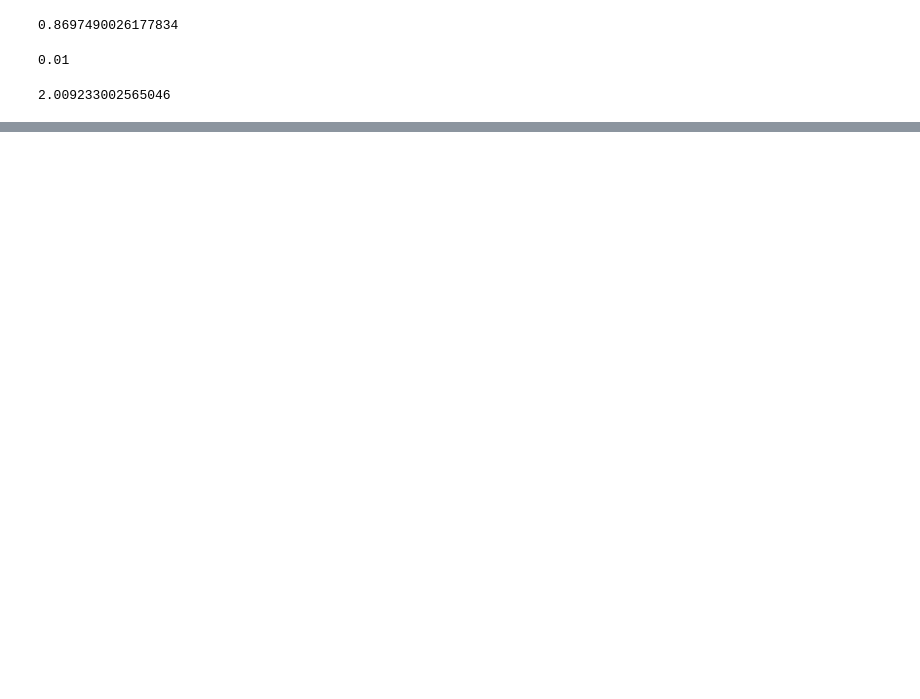
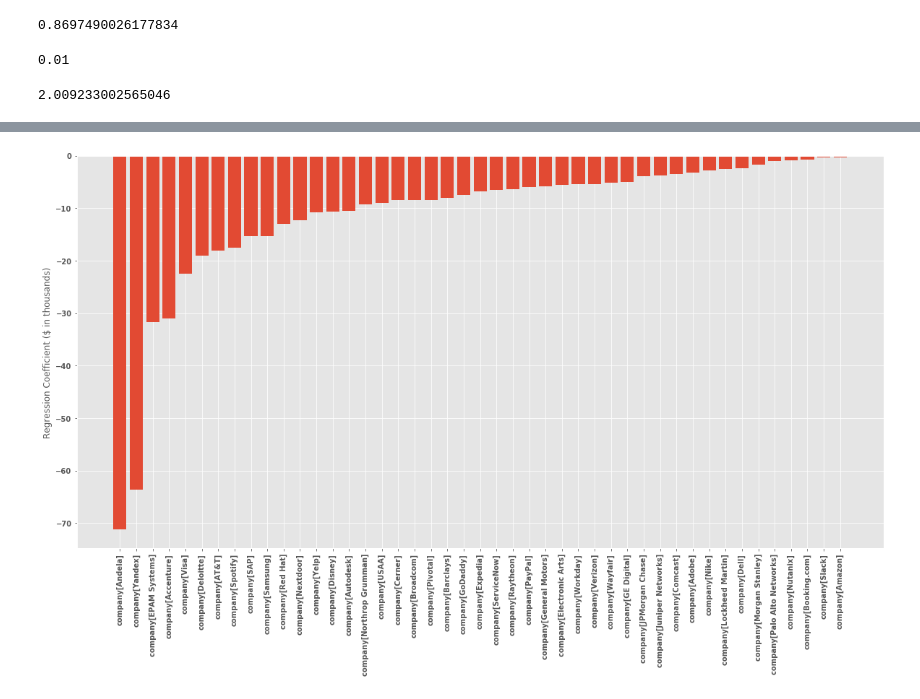
Before and after one commit to simonayzman/CompensationNegotiation, a Jupyter notebook: Data Analysis - Untransformed.ipynb, the cells around one changed output, grey strips where cells are left out. Saved outputs shown, nothing was run; the diff lists cells and outputs as text; code cells hidden in the pictures; blank space fills up the shorter version.

```diff
--- a/Data Analysis - Untransformed.ipynb
+++ b/Data Analysis - Untransformed.ipynb
@@ -462,0 +402,4 @@ best_model_bonus['alpha']
+# %%
+plot_coefs(coefs_company, coefs_company < 0)
+# %% [output]
+[figure, added]
```
Also changed, not shown: parts of 26 cells of this notebook.
